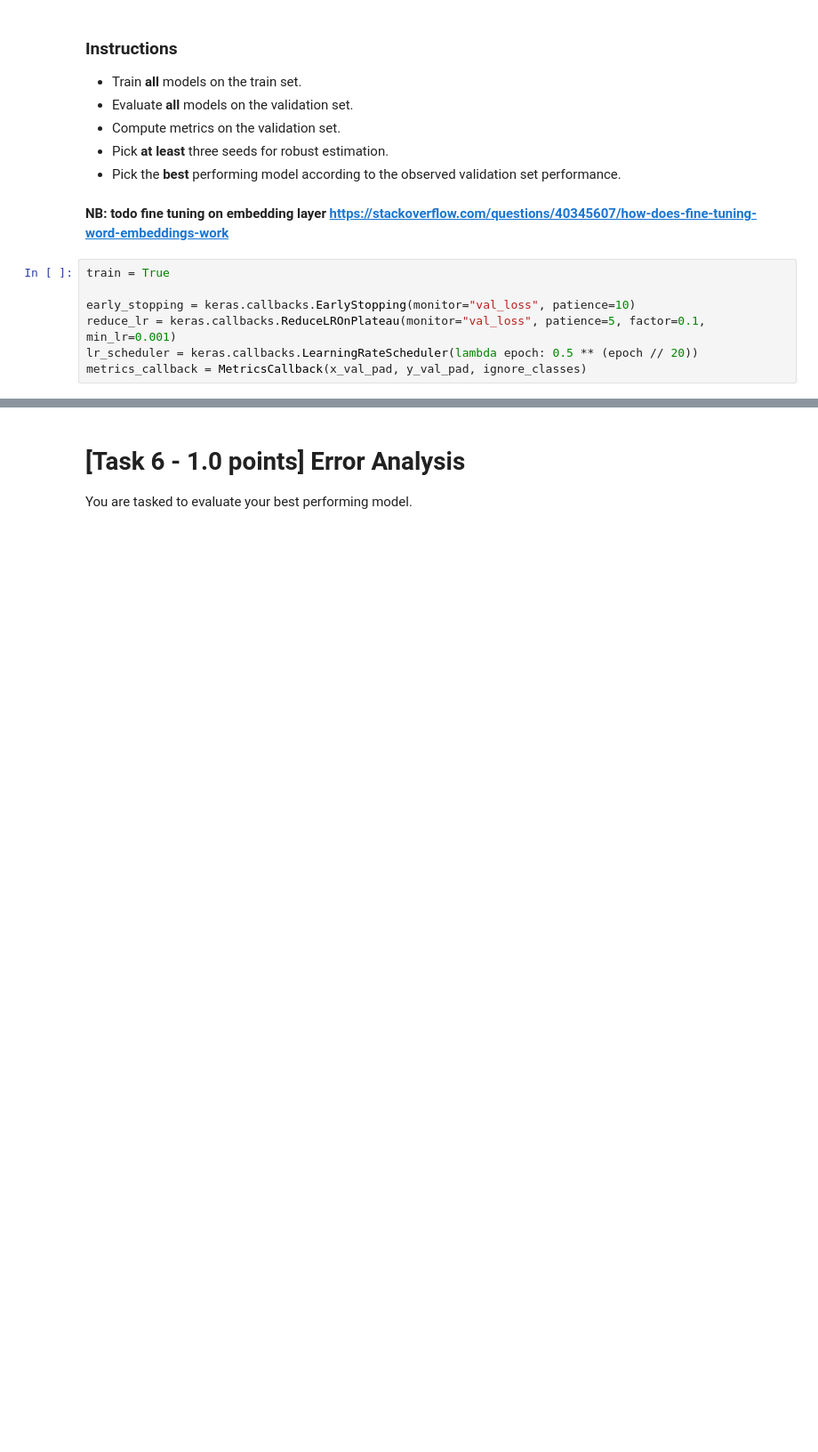
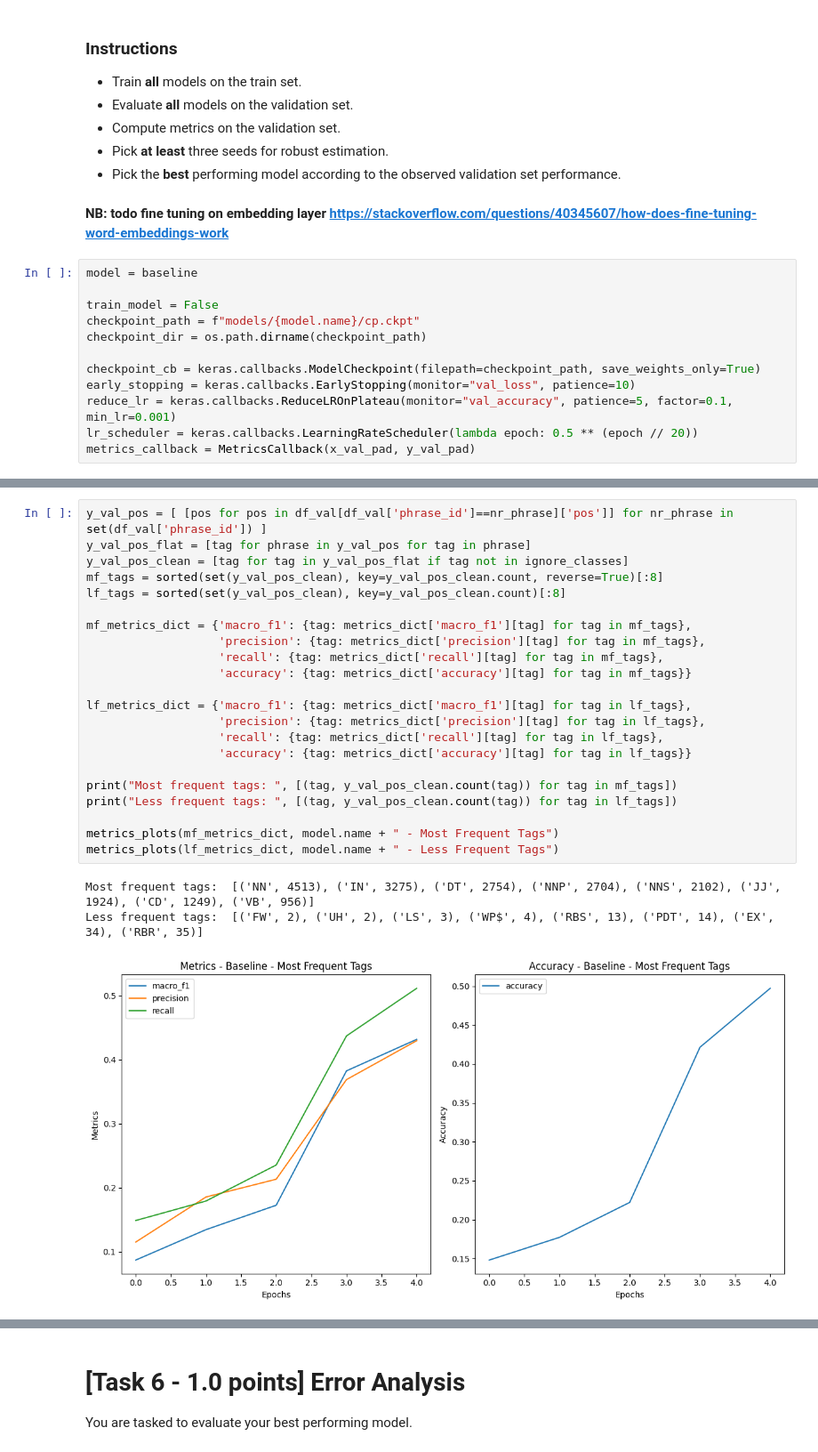
Before and after one commit to LorenzoScaioli/NLP_POS-tagging, a Jupyter notebook: Assignment1.ipynb, the cells around one changed output, grey strips where cells are left out. Shown at 89% size. Cells and saved outputs as stored; diff of their text form; blank space fills up the shorter version.

```diff
--- a/Assignment1.ipynb
+++ b/Assignment1.ipynb
@@ -694,10 +690,15 @@ You are now tasked to train and evaluate the Baseline, Model 1, and Model 2.
 # %% [markdown]
 **NB: todo fine tuning on embedding layer https://stackoverflow.com/questions/40345607/how-does-fine-tuning-word-embeddings-work**
 # %%
-train = True
+model = baseline
 
+train_model = False
+checkpoint_path = f"models/{model.name}/cp.ckpt"
+checkpoint_dir = os.path.dirname(checkpoint_path)
+
+checkpoint_cb = keras.callbacks.ModelCheckpoint(filepath=checkpoint_path, save_weights_only=True)
 early_stopping = keras.callbacks.EarlyStopping(monitor="val_loss", patience=10)
-reduce_lr = keras.callbacks.ReduceLROnPlateau(monitor="val_loss", patience=5, factor=0.1, min_lr=0.001)
+reduce_lr = keras.callbacks.ReduceLROnPlateau(monitor="val_accuracy", patience=5, factor=0.1, min_lr=0.001)
 lr_scheduler = keras.callbacks.LearningRateScheduler(lambda epoch: 0.5 ** (epoch // 20))
-metrics_callback = MetricsCallback(x_val_pad, y_val_pad, ignore_classes)
+metrics_callback = MetricsCallback(x_val_pad, y_val_pad)
 # %%
@@ -807,0 +775,26 @@ graph_plots(history.history, "loss")
+# %%
+y_val_pos = [ [pos for pos in df_val[df_val['phrase_id']==nr_phrase]['pos']] for nr_phrase in set(df_val['phrase_id']) ]
+y_val_pos_flat = [tag for phrase in y_val_pos for tag in phrase]
+y_val_pos_clean = [tag for tag in y_val_pos_flat if tag not in ignore_classes]
+mf_tags = sorted(set(y_val_pos_clean), key=y_val_pos_clean.count, reverse=True)[:8]
+lf_tags = sorted(set(y_val_pos_clean), key=y_val_pos_clean.count)[:8]
+
+mf_metrics_dict = {'macro_f1': {tag: metrics_dict['macro_f1'][tag] for tag in mf_tags},
+                   'precision': {tag: metrics_dict['precision'][tag] for tag in mf_tags},
+                   'recall': {tag: metrics_dict['recall'][tag] for tag in mf_tags},
+                   'accuracy': {tag: metrics_dict['accuracy'][tag] for tag in mf_tags}}
+
+lf_metrics_dict = {'macro_f1': {tag: metrics_dict['macro_f1'][tag] for tag in lf_tags},
+                   'precision': {tag: metrics_dict['precision'][tag] for tag in lf_tags},
+                   'recall': {tag: metrics_dict['recall'][tag] for tag in lf_tags},
+                   'accuracy': {tag: metrics_dict['accuracy'][tag] for tag in lf_tags}}
+
+print("Most frequent tags: ", [(tag, y_val_pos_clean.count(tag)) for tag in mf_tags])
+print("Less frequent tags: ", [(tag, y_val_pos_clean.count(tag)) for tag in lf_tags])
+
+metrics_plots(mf_metrics_dict, model.name + " - Most Frequent Tags")
+metrics_plots(lf_metrics_dict, model.name + " - Less Frequent Tags")
+# %% [output]
+Most frequent tags:  [('NN', 4513), ('IN', 3275), ('DT', 2754), ('NNP', 2704), ('NNS', 2102), ('JJ', 1924), ('CD', 1249), ('VB', 956)]
+Less frequent tags:  [('FW', 2), ('UH', 2), ('LS', 3), ('WP$', 4), ('RBS', 13), ('PDT', 14), ('EX', 34), ('RBR', 35)]
+[figure, added]
```
Also changed, not shown: parts of 32 cells of this notebook, 1 other file.
